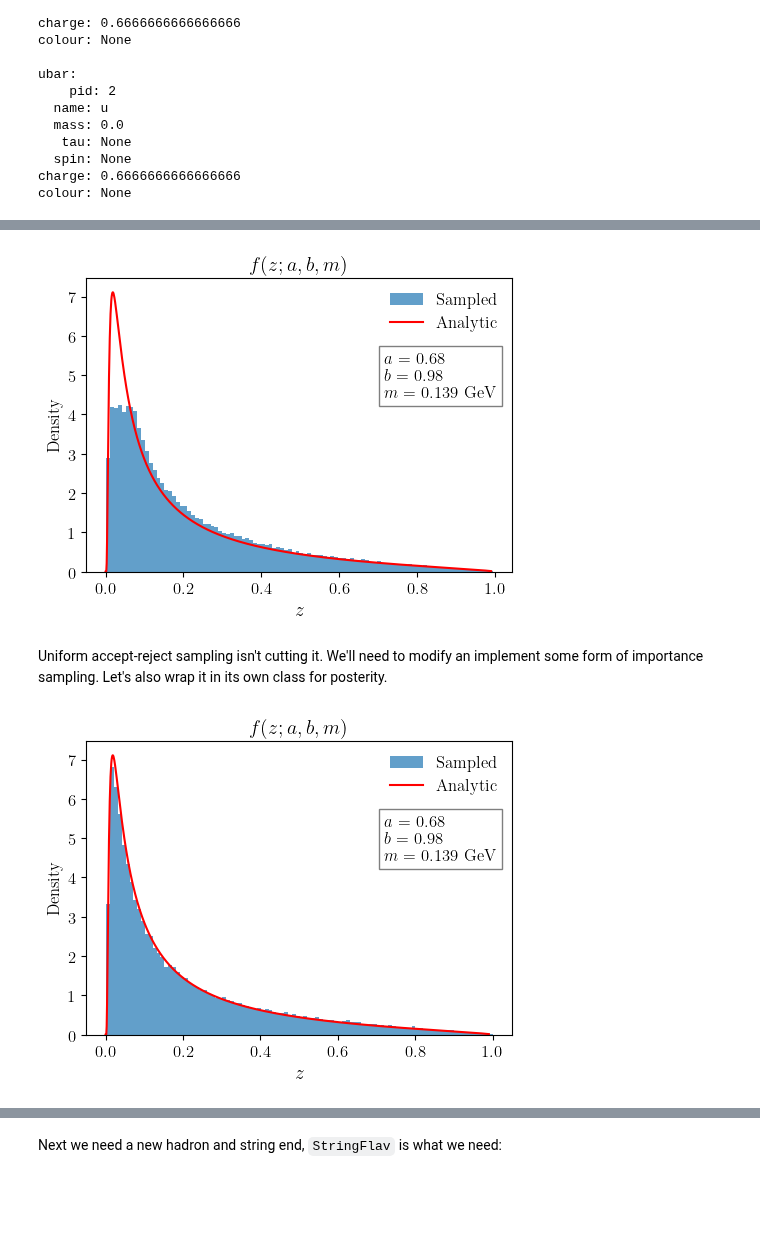
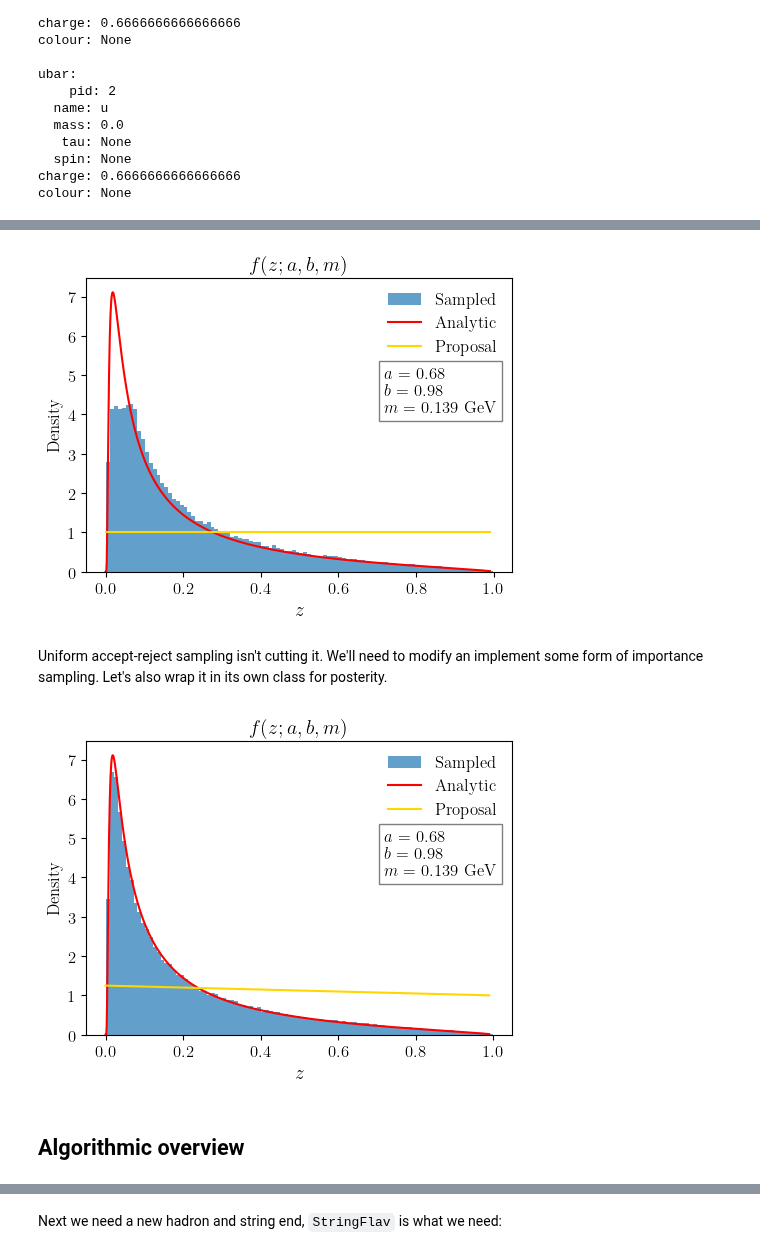
Before and after one commit to mcgen-ct/tutorials, a Jupyter notebook: .full/mc/hadronization.ipynb, the cells around one changed output, grey strips where cells are left out. Drawn from its saved outputs; the diff is of its cells as text; code cells hidden in the pictures; blank space fills up the shorter version.

```diff
--- a/.full/mc/hadronization.ipynb
+++ b/.full/mc/hadronization.ipynb
@@ -365,7 +379,7 @@ ax.set_ylabel('Density')
 
 # Place parameters as text on the plot
 params_text = f"$a$ = {a}\n$b$ = {b}\n$m$ = {m} GeV"
-ax.text(0.7, 0.75, params_text, transform=ax.transAxes, fontsize=12,
+ax.text(0.7, 0.7, params_text, transform=ax.transAxes, fontsize=12,
         verticalalignment='top', bbox=dict(facecolor='white', alpha=0.5))
 ax.set_title(r'$f(z; a, b, m)$')
 
@@ -379,10 +393,11 @@ norm_factor = np.sum(fz(z_range, m) * dz)
 
 # Plot the normalized theoretical function
 ax.plot(z_range, fz(z_range, m) / norm_factor, color='red', label = 'Analytic')
+ax.plot(z_range, np.ones(len(z_range)), color='gold', label = 'Proposal')
 ax.legend(frameon = False)
 fig.tight_layout()
 # %% [output]
-[figure, old version]
+[figure, new version]
 # %% [markdown]
 Uniform accept-reject sampling isn't cutting it. We'll need to modify an implement some form of importance sampling. Let's also wrap it in its own class for posterity.
 # %%
@@ -427,28 +444,31 @@ Z = [stringZ.zLund(m) for _ in range(n_samples)]
 # %%
 fig, ax = plt.subplots(figsize=(5, 4))
 # Plot histogram of sampled values
 ax.hist(Z, bins=100, density=True, alpha=0.7, label = 'Sampled')
 ax.set_xlabel(r'$z$', size = 14)
 ax.set_ylabel('Density')
 
 # Place parameters as text on the plot
 params_text = f"$a$ = {a}\n$b$ = {b}\n$m$ = {m} GeV"
-ax.text(0.7, 0.75, params_text, transform=ax.transAxes, fontsize=12,
+ax.text(0.7, 0.7, params_text, transform=ax.transAxes, fontsize=12,
         verticalalignment='top', bbox=dict(facecolor='white', alpha=0.5))
 ax.set_title(r'$f(z; a, b, m)$')
 
 # Overlay the theoretical Lund fragmentation function
 fz = lambda z, m: ((1-z)**a / z) * np.exp(-(b * m**2) / z)
 z_range = np.linspace(1e-5, 0.99, 1000)
 
 # Calculate normalization factor by numerical integration
 dz = z_range[1] - z_range[0]
 norm_factor = np.sum(fz(z_range, m) * dz)
 
 # Plot the normalized theoretical function
 ax.plot(z_range, fz(z_range, m) / norm_factor, color='red', label = 'Analytic')
+ax.plot(z_range, (5-z_range)/4, color='gold', label = 'Proposal')
 ax.legend(frameon = False)
 fig.tight_layout()
 # %% [output]
-[figure, old version]
+[figure, new version]
+# %% [markdown]
+## Algorithmic overview
 # %% [markdown]
```
Also changed, not shown: parts of 47 cells of this notebook.
